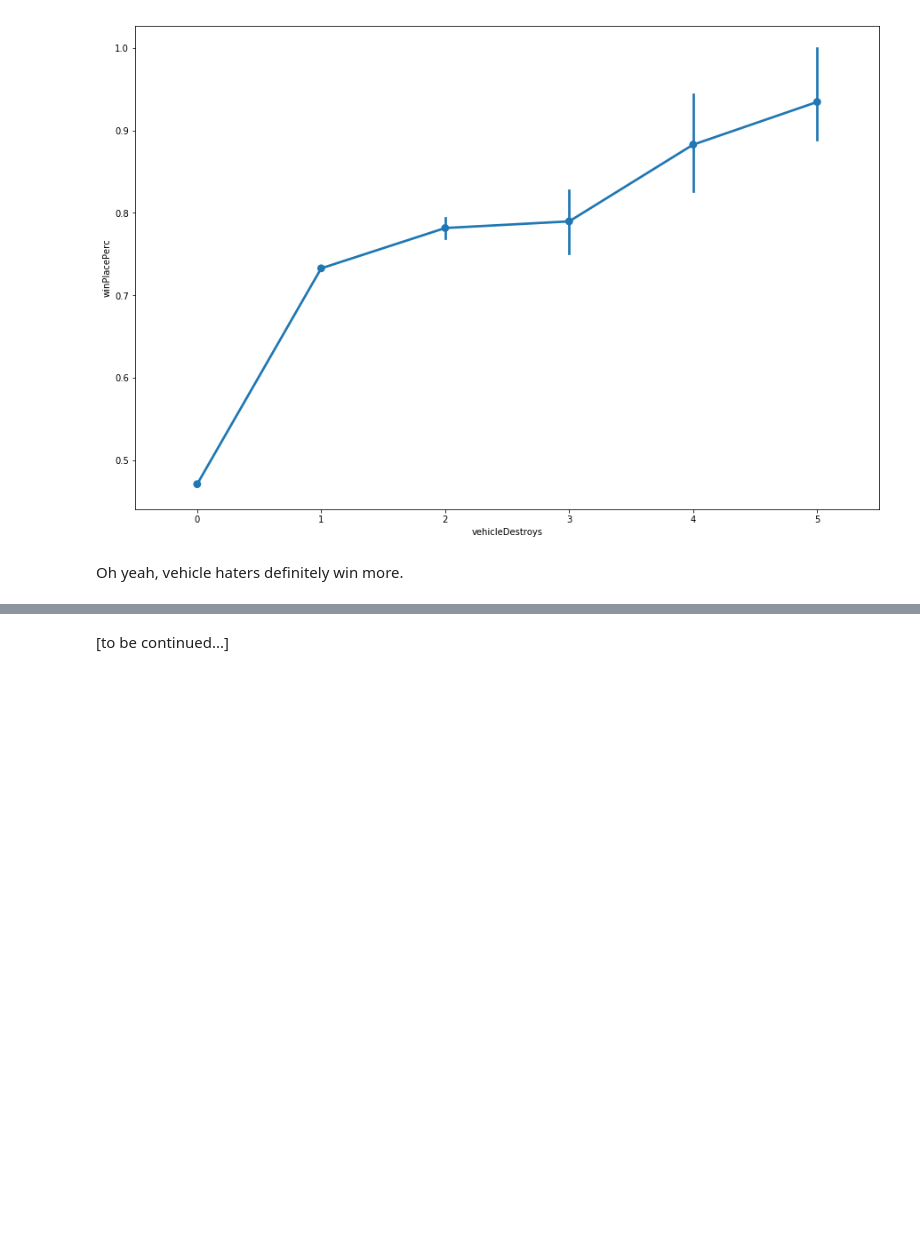
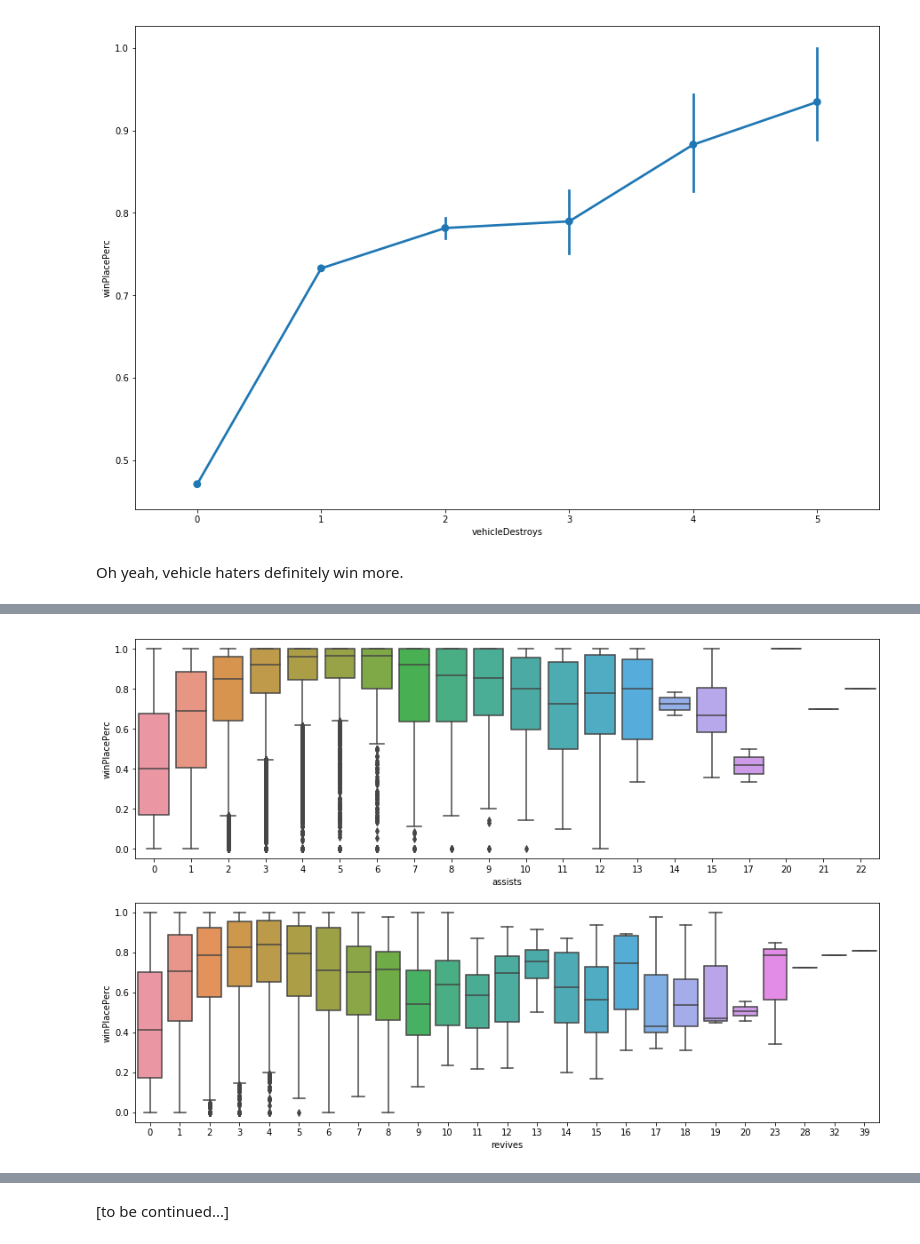
Before and after one commit to nihitprakash/PUBG, a Jupyter notebook: PUBG_EDA.ipynb, the cells around one changed output, grey strips where cells are left out. Cells and saved outputs as stored; diff of their text form; code cells hidden in the pictures; blank space fills up the shorter version.

```diff
--- a/PUBG_EDA.ipynb
+++ b/PUBG_EDA.ipynb
@@ -447,0 +457,9 @@ Let's see how many people are teamplayers! Let's explore the Assists and Revives
+# %%
+data = train.copy()
+
+fig, ax = plt.subplots(2,1,figsize=(15,10))
+sns.boxplot(x='assists', y='winPlacePerc', data=data, ax=ax[0])
+sns.boxplot(x='revives', y='winPlacePerc', data=data, ax=ax[1])
+plt.show()
+# %% [output]
+[figure, added]
```
Also changed, not shown: parts of 11 cells of this notebook.
